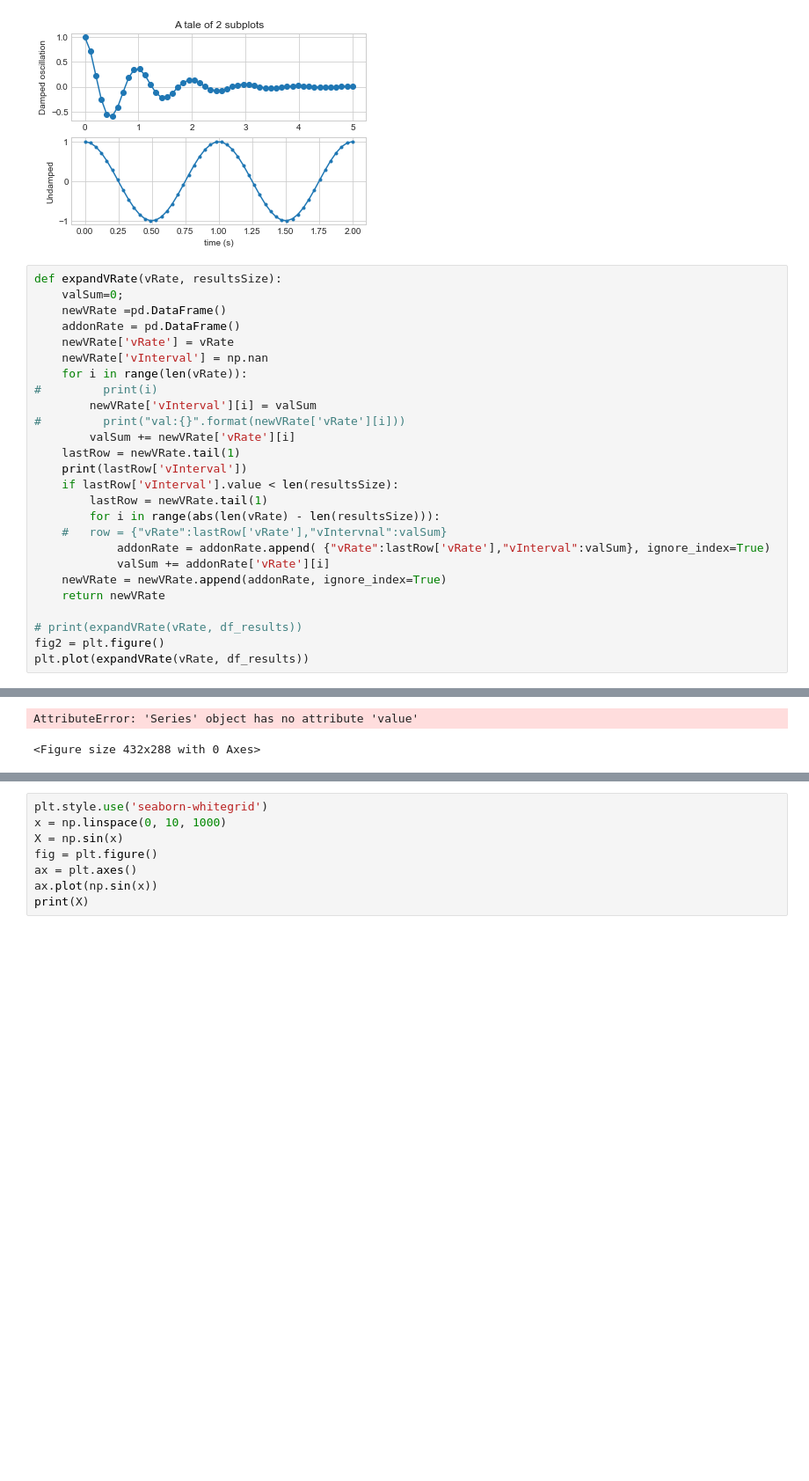
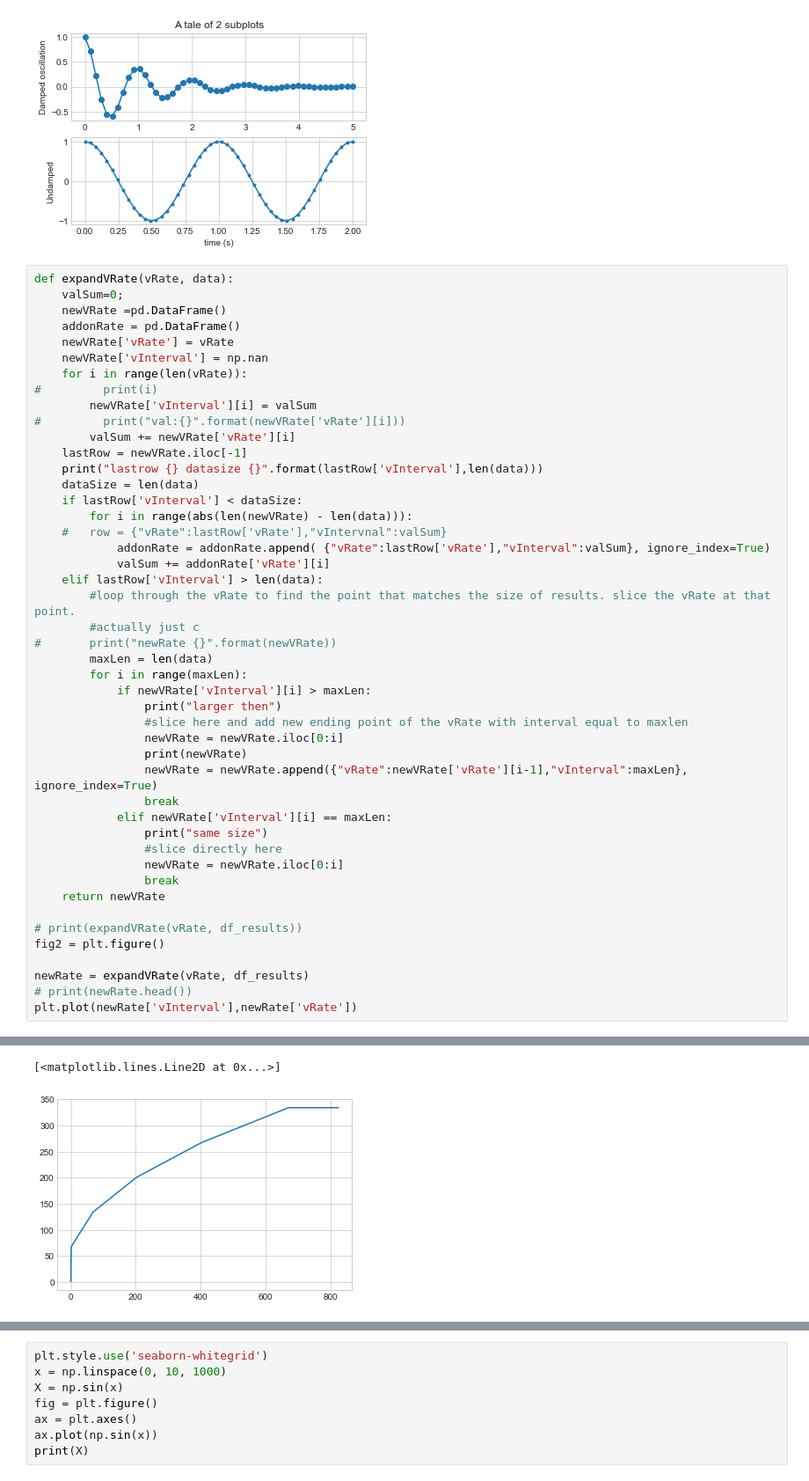
Before and after one commit to SanityLacking/DataStreamer, a Jupyter notebook: DataStreamer/Results Visualization.ipynb, the cells around one changed output, grey strips where cells are left out. Shown: that part at 88% size. Drawn from its saved outputs; the diff is of its cells as text; blank space fills up the shorter version.

```diff
--- a/DataStreamer/Results Visualization.ipynb
+++ b/DataStreamer/Results Visualization.ipynb
@@ -104,7 +97,7 @@ plt.show()
 # %% [output]
 [figure]
 # %%
-def expandVRate(vRate, resultsSize):
+def expandVRate(vRate, data):
     valSum=0;
     newVRate =pd.DataFrame()
     addonRate = pd.DataFrame()
@@ -115,18 +108,38 @@ def expandVRate(vRate, resultsSize):
         newVRate['vInterval'][i] = valSum
 #         print("val:{}".format(newVRate['vRate'][i]))
         valSum += newVRate['vRate'][i]
-    lastRow = newVRate.tail(1)
-    print(lastRow['vInterval'])
-    if lastRow['vInterval'].value < len(resultsSize):
-        lastRow = newVRate.tail(1)
-        for i in range(abs(len(vRate) - len(resultsSize))):
+    lastRow = newVRate.iloc[-1]
+    print("lastrow {} datasize {}".format(lastRow['vInterval'],len(data)))
+    dataSize = len(data)
+    if lastRow['vInterval'] < dataSize:
+        for i in range(abs(len(newVRate) - len(data))):
     #   row = {"vRate":lastRow['vRate'],"vIntervnal":valSum}
             addonRate = addonRate.append( {"vRate":lastRow['vRate'],"vInterval":valSum}, ignore_index=True)
             valSum += addonRate['vRate'][i]
-    newVRate = newVRate.append(addonRate, ignore_index=True)
+    elif lastRow['vInterval'] > len(data):
+        #loop through the vRate to find the point that matches the size of results. slice the vRate at that point.
+        #actually just c
+#       print("newRate {}".format(newVRate))
+        maxLen = len(data)
+        for i in range(maxLen):
+            if newVRate['vInterval'][i] > maxLen:
+                print("larger then")
+                #slice here and add new ending point of the vRate with interval equal to maxlen
+                newVRate = newVRate.iloc[0:i]
+                print(newVRate)
+                newVRate = newVRate.append({"vRate":newVRate['vRate'][i-1],"vInterval":maxLen}, ignore_index=True)
+                break
+            elif newVRate['vInterval'][i] == maxLen:
+                print("same size")
+                #slice directly here
+                newVRate = newVRate.iloc[0:i]
+                break
     return newVRate
 
 # print(expandVRate(vRate, df_results))
 fig2 = plt.figure()
-plt.plot(expandVRate(vRate, df_results))
+
+newRate = expandVRate(vRate, df_results)
+# print(newRate.head())
+plt.plot(newRate['vInterval'],newRate['vRate'])
 # %% [output]
@@ -135,5 +155,5 @@ Name: vInterval, dtype: float64
-AttributeError: 'Series' object has no attribute 'value'
+[<matplotlib.lines.Line2D at 0x...>]
-<Figure size 432x288 with 0 Axes>
+[figure, added]
 # %%
 from datetime import datetime, timedelta
 epoch = datetime(1601, 1, 1)
```
Also changed, not shown: parts of 5 cells of this notebook, 3 other files.
